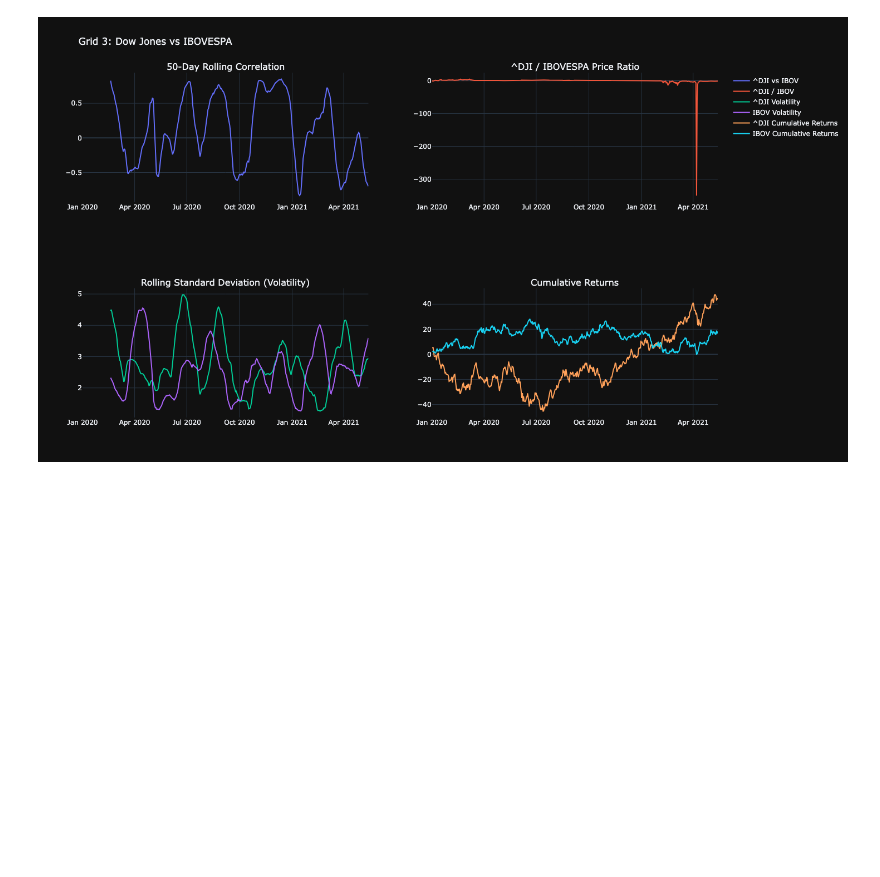
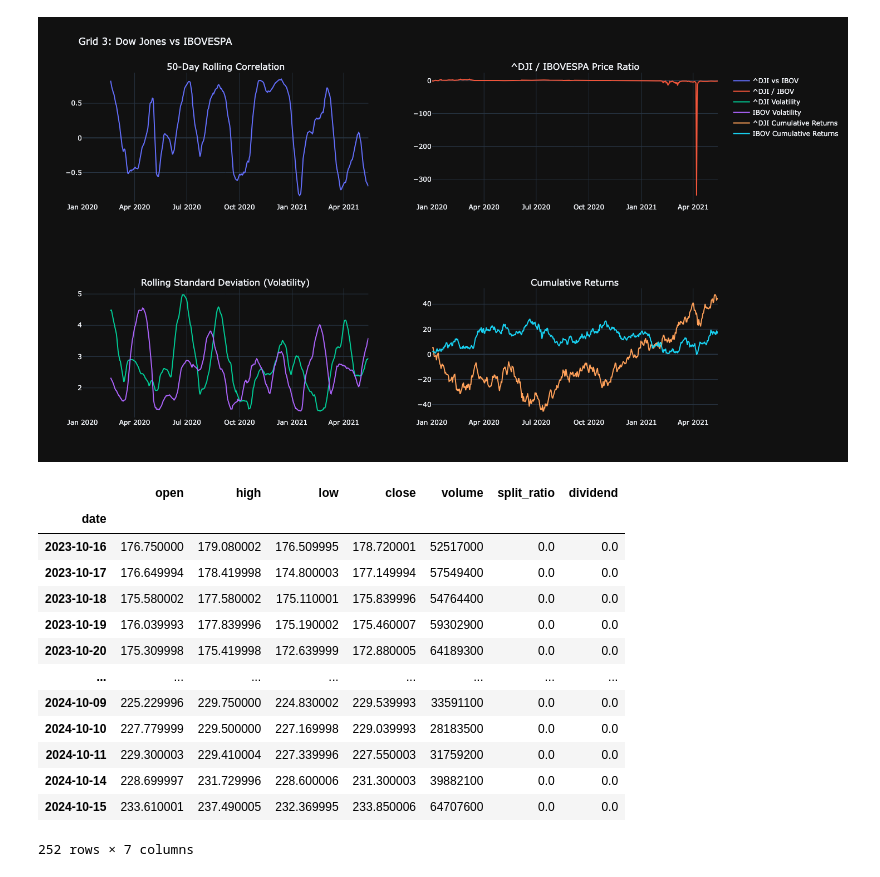
Before and after one commit to igor17400/alpha-edge, a Jupyter notebook: notebooks/study.ipynb, the cells around one changed output. Saved outputs shown, nothing was run; the diff lists cells and outputs as text; code cells hidden in the pictures; blank space fills up the shorter version.

```diff
--- a/notebooks/study.ipynb
+++ b/notebooks/study.ipynb
@@ -372,3 +374,22 @@ fig3.show()
 [figure]
 [figure]
 [figure]
+# %%
+symbol = "AAPL"
+options = obb.equity.price.historical(symbol, provider="yfinance")
+options
+# %% [output]
+|  | open | high | low | close | volume | split_ratio | dividend |
+| date |  |  |  |  |  |  |  |
+| 2023-10-16 | 176.750000 | 179.080002 | 176.509995 | 178.720001 | 52517000 | 0.0 | 0.0 |
+| 2023-10-17 | 176.649994 | 178.419998 | 174.800003 | 177.149994 | 57549400 | 0.0 | 0.0 |
+| 2023-10-18 | 175.580002 | 177.580002 | 175.110001 | 175.839996 | 54764400 | 0.0 | 0.0 |
+| 2023-10-19 | 176.039993 | 177.839996 | 175.190002 | 175.460007 | 59302900 | 0.0 | 0.0 |
+| 2023-10-20 | 175.309998 | 175.419998 | 172.639999 | 172.880005 | 64189300 | 0.0 | 0.0 |
+| ... | ... | ... | ... | ... | ... | ... | ... |
+| 2024-10-09 | 225.229996 | 229.750000 | 224.830002 | 229.539993 | 33591100 | 0.0 | 0.0 |
+| 2024-10-10 | 227.779999 | 229.500000 | 227.169998 | 229.039993 | 28183500 | 0.0 | 0.0 |
+| 2024-10-11 | 229.300003 | 229.410004 | 227.339996 | 227.550003 | 31759200 | 0.0 | 0.0 |
+| 2024-10-14 | 228.699997 | 231.729996 | 228.600006 | 231.300003 | 39882100 | 0.0 | 0.0 |
+| 2024-10-15 | 233.610001 | 237.490005 | 232.369995 | 233.850006 | 64707600 | 0.0 | 0.0 |
+252 rows × 7 columns
```
Also changed, not shown: parts of 20 cells of this notebook, 44 other files.
